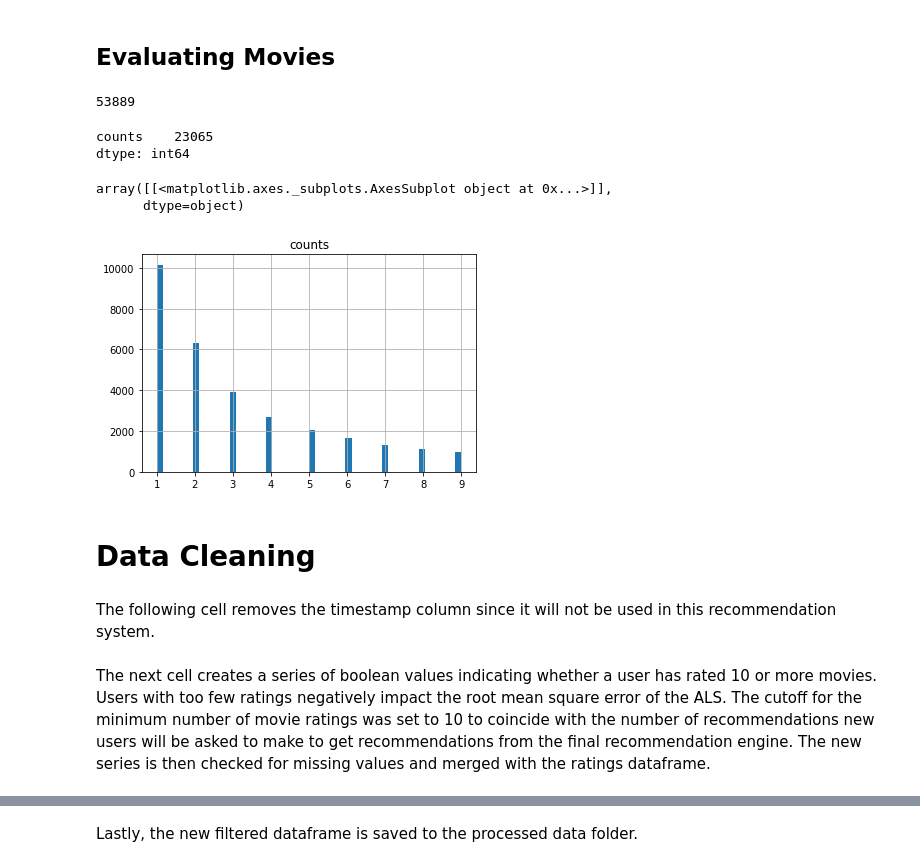
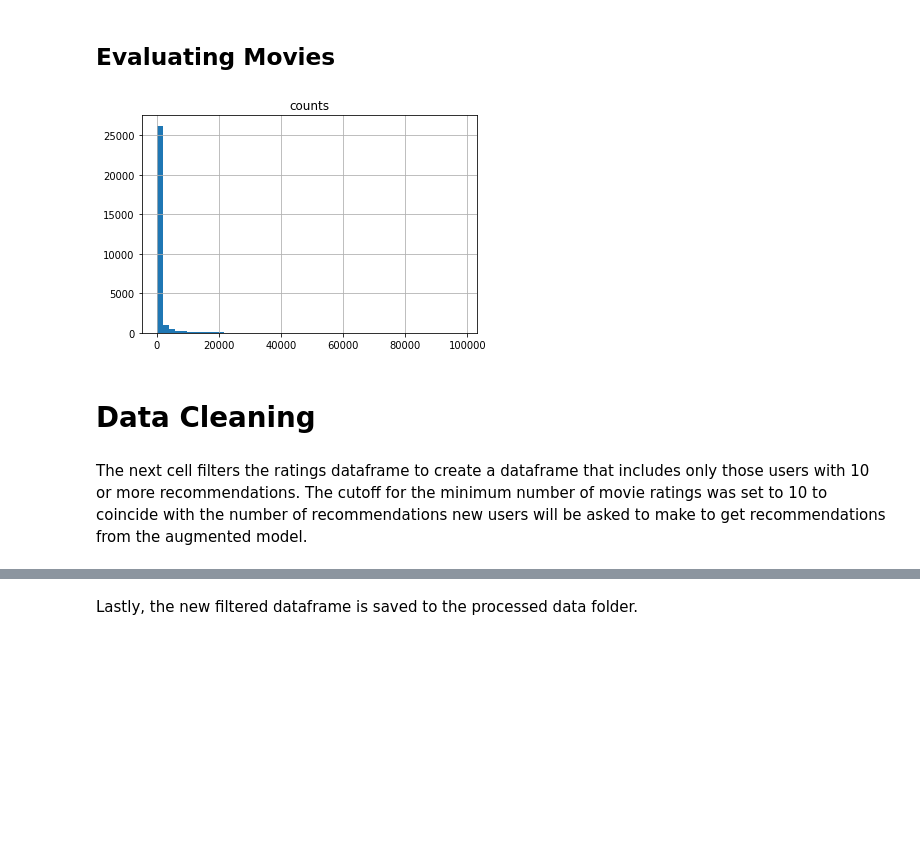
Before and after one commit to DRyanMiller/Overcoming-Echo-Chambers-in-Recommendation-Systems, a Jupyter notebook: notebooks/clean_drm_ec.ipynb, the cells around one changed output, grey strips where cells are left out. Saved outputs shown, nothing was run; the diff lists cells and outputs as text; code cells hidden in the pictures; blank space fills up the shorter version.

```diff
--- a/notebooks/clean_drm_ec.ipynb
+++ b/notebooks/clean_drm_ec.ipynb
@@ -140,7 +143,3 @@ array([[<matplotlib.axes._subplots.AxesSubplot object at 0x...>]],
 [figure]
 # %% [markdown]
 ## Evaluating Movies
-# %%
-ratings_df['movieId'].nunique()
-# %% [output]
-53889
@@ -151,15 +146,8 @@ movie_counts.columns = ['counts']
+# %%
+movie_counts = md.get_agg_counts(ratings_df, 'movieId')
 # %%
-movie_counts[movie_counts < 5].count()
+movie_counts[movie_counts > 5].hist(bins=50)
 # %% [output]
-counts    23065
-dtype: int64
+[figure, added]
-# %%
-movie_counts[movie_counts < 10].hist(bins=50)
-# %% [output]
-array([[<matplotlib.axes._subplots.AxesSubplot object at 0x...>]],
-      dtype=object)
-[figure, removed]
 # %% [markdown]
 # Data Cleaning
-# %% [markdown]
-The following cell removes the timestamp column since it will not be used in this recommendation system.
@@ -168,2 +154,2 @@ ratings_df.drop(['timestamp'], axis=1, inplace=True)
 # %% [markdown]
-The next cell creates a series of boolean values indicating whether a user has rated 10 or more movies.  Users with too few ratings negatively impact the root mean square error of the ALS. The cutoff for the minimum number of movie ratings was set to 10 to coincide with the number of recommendations new users will be asked to make to get recommendations from the final recommendation engine. The new series is then checked for missing values and merged with the ratings dataframe.
+The next cell filters the ratings dataframe to create a dataframe that includes only those users with 10 or more recommendations. The cutoff for the minimum number of movie ratings was set to 10 to coincide with the number of recommendations new users will be asked to make to get recommendations from the augmented model.
```
Also changed, not shown: parts of 25 cells of this notebook, 2 other files.
